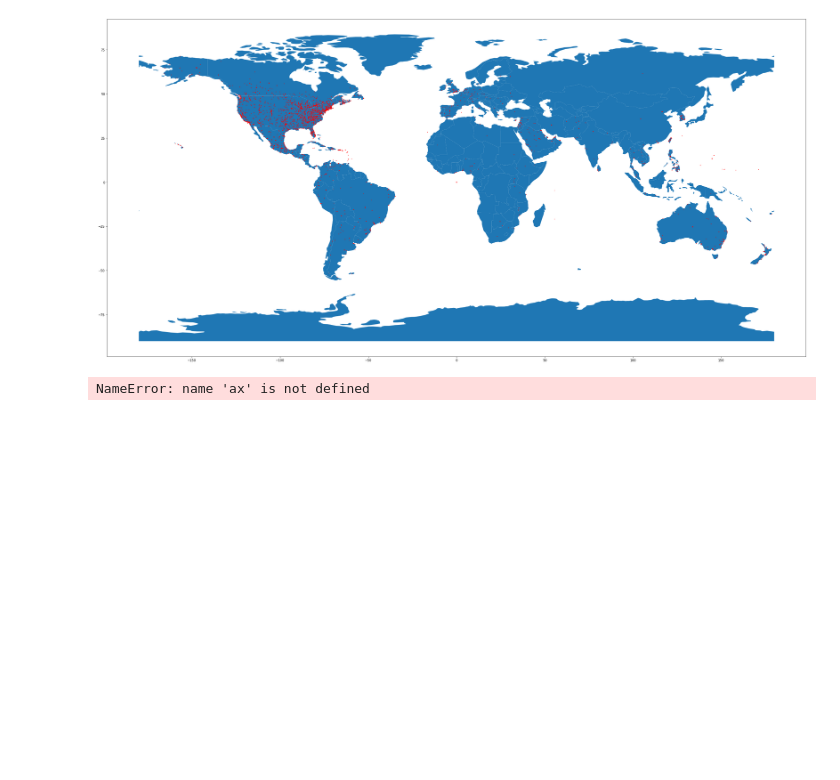
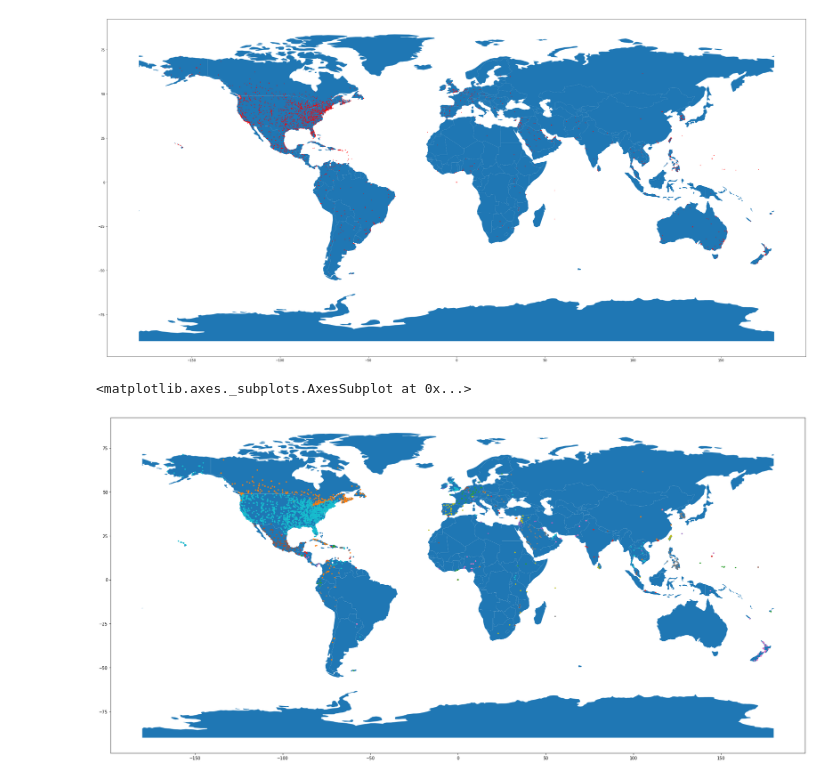
Before and after one commit to Alek99/Moonbounce, a Jupyter notebook: MoonBounce Notebooks/MoonBounce.ipynb, the cells around one changed output. Drawn from its saved outputs; the diff is of its cells as text; code cells hidden in the pictures; blank space fills up the shorter version.

```diff
--- a/MoonBounce Notebooks/MoonBounce.ipynb
+++ b/MoonBounce Notebooks/MoonBounce.ipynb
@@ -266,7 +266,10 @@ world = gpd.read_file(gpd.datasets.get_path('naturalearth_lowres'))
 gdftransmitters.plot(ax=world.plot(figsize=(40, 24)), marker='o', color='red', markersize=1);
 # %% [output]
 [figure]
-# %%
-gdftransmitters.plot(column='pop_est', ax=ax, legend=True)
-# %% [output]
-NameError: name 'ax' is not defined
+# %%
+#Distinguishes Bewteen Transmitter Locations For Different Countries
+#Set lengend = True to show country color key
+gdftransmitters.plot(column='country', ax=world.plot(figsize=(30, 18)), legend=False, markersize=5)
+# %% [output]
+<matplotlib.axes._subplots.AxesSubplot at 0x...>
+[figure, added]
```
